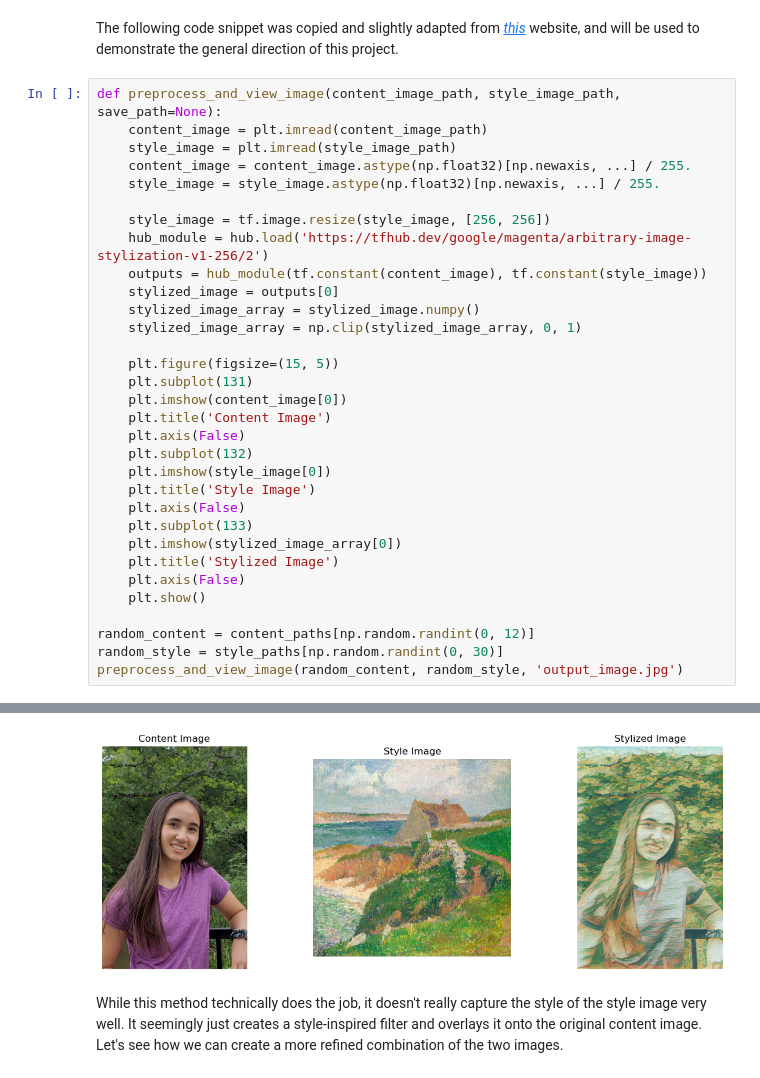
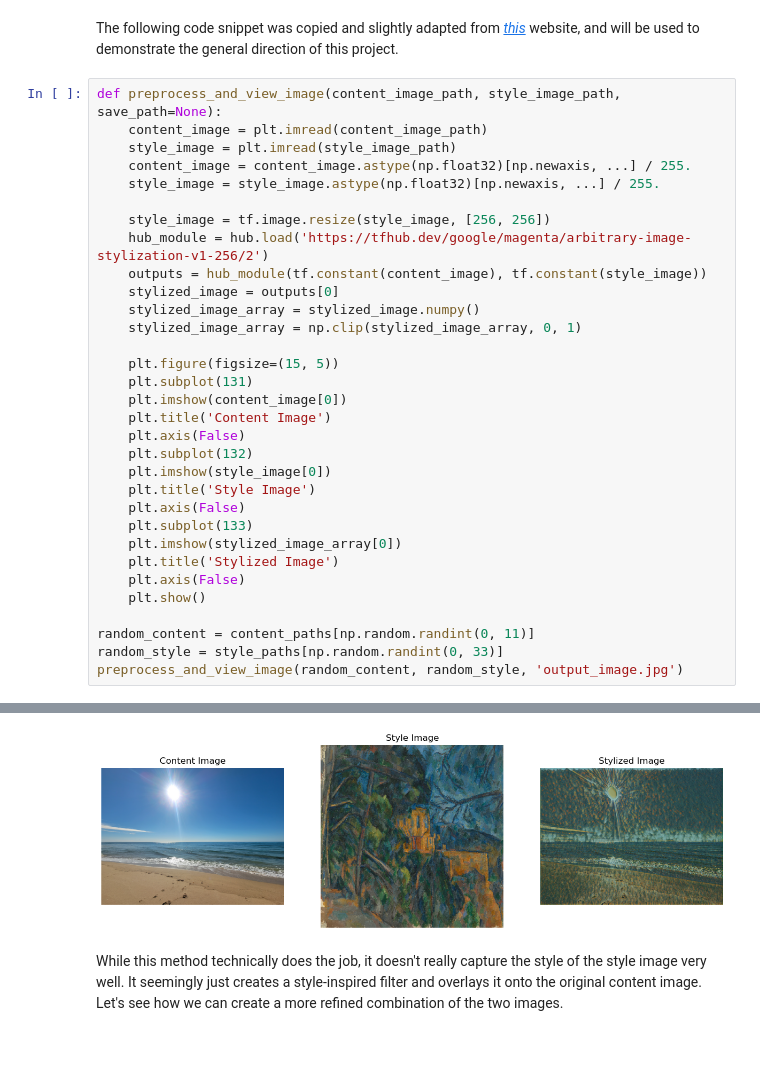
Before and after one commit to TrinityGahagen2K/neural-style-transfer-app, a Jupyter notebook: research_notebook.ipynb, the cells around one changed output, grey strips where cells are left out. Saved outputs shown, nothing was run; the diff lists cells and outputs as text; blank space fills up the shorter version.

```diff
--- a/research_notebook.ipynb
+++ b/research_notebook.ipynb
@@ -151,7 +151,7 @@ def preprocess_and_view_image(content_image_path, style_image_path, save_path=No
     plt.axis(False)
     plt.show()
 
-random_content = content_paths[np.random.randint(0, 12)]
-random_style = style_paths[np.random.randint(0, 30)]
+random_content = content_paths[np.random.randint(0, 11)]
+random_style = style_paths[np.random.randint(0, 33)]
 preprocess_and_view_image(random_content, random_style, 'output_image.jpg')
 # %% [output]
@@ -162,4 +158,4 @@ WARNING:tensorflow:From c:\Users\twitt\anaconda3\envs\deep-learn-env\Lib\site-pa
-[figure, old version]
+[figure, new version]
 # %% [markdown]
 While this method technically does the job, it doesn't really capture the style of the style image very well. It seemingly just creates a style-inspired filter and overlays it onto the original content image. Let's see how we can create a more refined combination of the two images.
 # %% [markdown]
```
Also changed, not shown: parts of 26 cells of this notebook.
